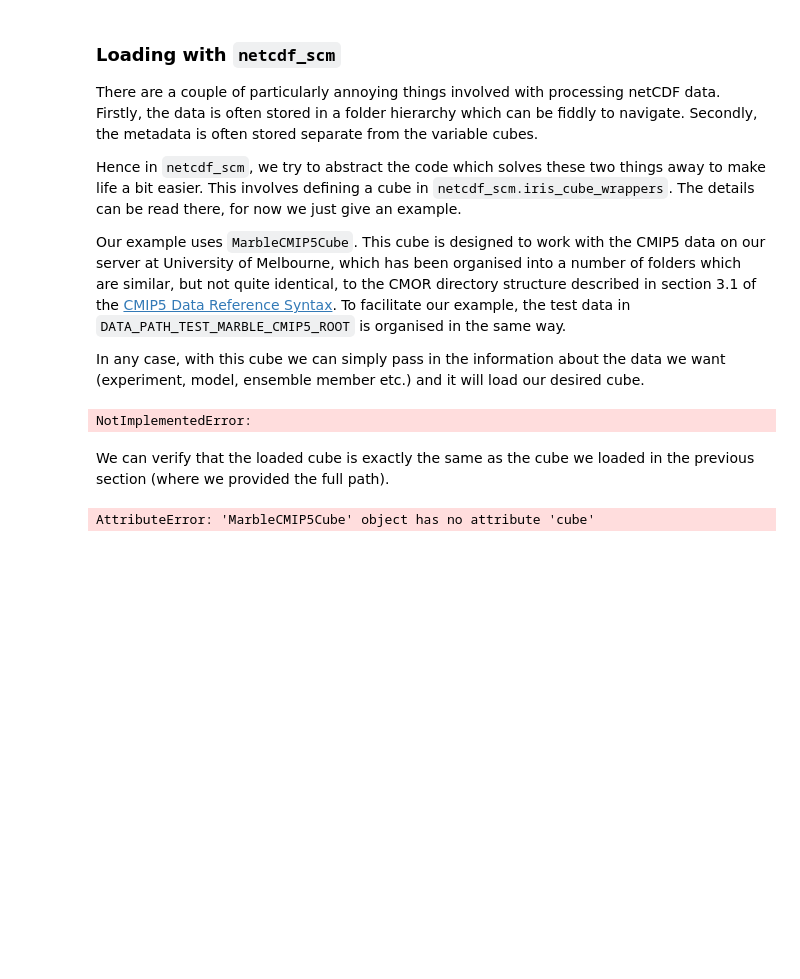
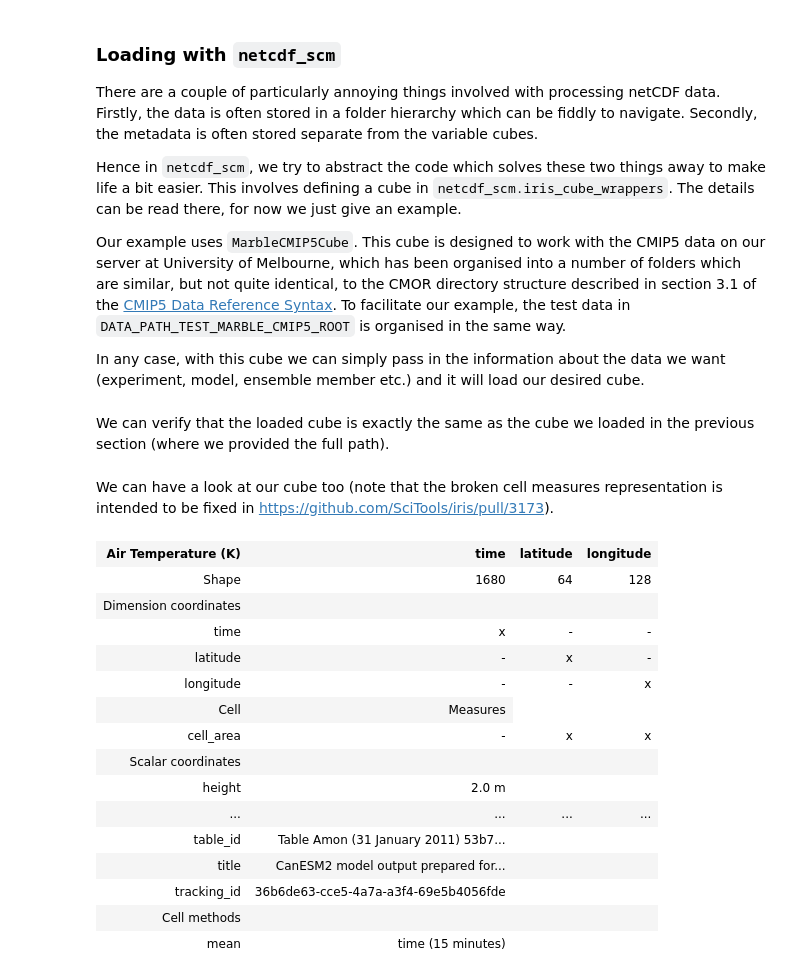
Before and after one commit to znicholls/netcdf-scm, a Jupyter notebook: notebooks/demo.ipynb, the cells around one changed output. Saved outputs shown, nothing was run; the diff lists cells and outputs as text; code cells hidden in the pictures; blank space fills up the shorter version.

Commit message:
Better automate testing of new cube types

```diff
--- a/notebooks/demo.ipynb
+++ b/notebooks/demo.ipynb
@@ -66,17 +72,37 @@ In any case, with this cube we can simply pass in the information about the data
 tas = MarbleCMIP5Cube()
 tas.load_data(
     root_dir=DATA_PATH_TEST_MARBLE_CMIP5_ROOT,
+    activity="cmip5",
     experiment="1pctCO2",
     modeling_realm="Amon",
     variable_name="tas",
     model="CanESM2",
     ensemble_member="r1i1p1",
+    time_period="185001-198912",
+    file_ext=".nc",
 )
-# %% [output]
-NotImplementedError:
 # %% [markdown]
 We can verify that the loaded cube is exactly the same as the cube we loaded in the previous section (where we provided the full path).
 # %%
-assert tas.cube == tas_straight_load.cube
+assert tas.cube == tas_iris_load.cube
-# %% [output]
-AttributeError: 'MarbleCMIP5Cube' object has no attribute 'cube'
+# %% [markdown]
+We can have a look at our cube too (note that the broken cell measures representation is intended to be fixed in https://github.com/SciTools/iris/pull/3173).
+# %%
+tas.cube
+# %% [output]
+| Air Temperature (K) | time | latitude | longitude |
+| Shape | 1680 | 64 | 128 |
+| Dimension coordinates |  |  |  |
+| time | x | - | - |
+| latitude | - | x | - |
+| longitude | - | - | x |
+| Cell | Measures |
+| cell_area | - | x | x |
+| Scalar coordinates |  |  |  |
+| height | 2.0 m |  |  |
+| ... | ... | ... | ... |
+| table_id | Table Amon (31 January 2011) 53b7... |  |  |
+| title | CanESM2 model output prepared for... |  |  |
+| tracking_id | 36b6de63-cce5-4a7a-a3f4-69e5b4056fde |  |  |
+| Cell methods |  |  |  |
+| mean | time (15 minutes) |  |  |
```
Also changed, not shown: parts of 9 cells of this notebook, 2 other files.
